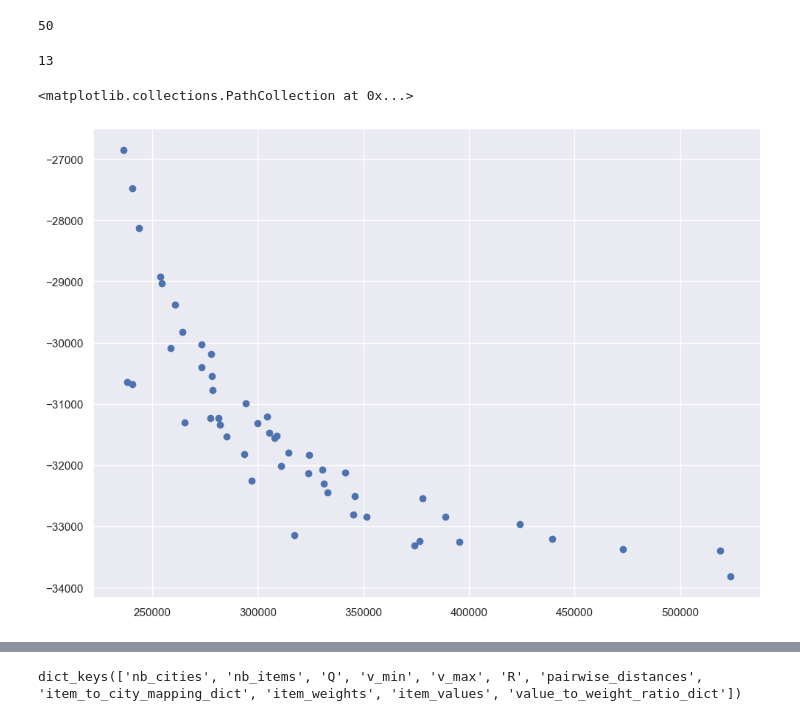
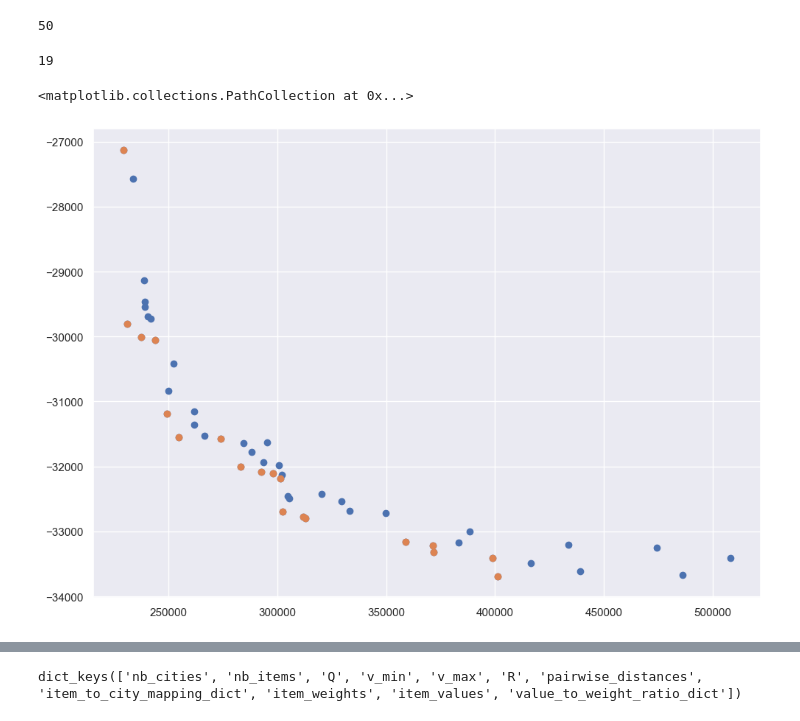
Before and after one commit to Coreopsis-cyber/Travelling-Thief-Problem, a Jupyter notebook: code/solution_representation_and_fitness.ipynb, the cells around one changed output, grey strips where cells are left out. Cells and saved outputs as stored; diff of their text form; code cells hidden in the pictures.

```diff
--- a/code/solution_representation_and_fitness.ipynb
+++ b/code/solution_representation_and_fitness.ipynb
@@ -277,12 +277,12 @@ def pack_one(init_pop, nb_items):
 # %%
 def repair_packing_plan(candidate_solution, Q, item_weights):
 
-    packing_plan = np.array(candidate_solution.packing_plan)
+    packing_plan = np.array(candidate_solution.packing_plan.copy())
     selected_items = list(np.nonzero(packing_plan))
     selected_items_weights = item_weights[selected_items]
     while np.sum(selected_items_weights) > Q:
         candidate_solution.packing_plan[random.sample(list(selected_items[0]), k = 1)[0]] = 0
-        packing_plan = np.array(candidate_solution.packing_plan)
+        packing_plan = np.array(candidate_solution.packing_plan.copy())
         selected_items = list(np.nonzero(packing_plan))
         selected_items_weights = item_weights[selected_items]
 # %%
@@ -749,8 +748,10 @@ def derive_tour_from_packing_plan(candidate_solution, item_to_city_mapping_dict,
     sorted_weight_at_city_i_dict = dict(sorted(weight_at_city_i_dict.items(), key=lambda x:x[1], reverse = False))
     return list(sorted_weight_at_city_i_dict)
 # %%
-def tour_mutation(child1, child2, mutation_type):
+def tour_mutation(c1, c2, mutation_type):
     # perform an inversion mutation
+    child1 = c1.copy()
+    child2 = c2.copy()
     if mutation_type == "inversion":
       # select two random positions, the cities between both positions will be inverted
       pos1, pos2 = random.sample(range(len(child1.tour)), 2)
@@ -786,14 +791,16 @@ tour_mutation(ex, ex.copy(), "single_swap")
 # %%
-def packing_plan_mutation(child1, child2, mutation_percentage):
+def packing_plan_mutation(c1, c2, mutation_percentage):
+    child1 = c1.copy()
+    child2 = c2.copy()
     nb_items = len(child1.packing_plan)
     vector = np.zeros(nb_items, dtype=int)
     vector[:(int(nb_items*mutation_percentage))] = 1
 
     np.random.shuffle(vector)
-    child1.packing_plan = np.where(vector == 1, 1 - np.array(child1.packing_plan), np.array(child1.packing_plan))
+    child1.packing_plan = list(np.where(vector == 1, 1 - np.array(child1.packing_plan), np.array(child1.packing_plan)))
 
     np.random.shuffle(vector)
-    child2.packing_plan = np.where(vector == 1, 1 - np.array(child2.packing_plan), np.array(child2.packing_plan))
+    child2.packing_plan = list(np.where(vector == 1, 1 - np.array(child2.packing_plan), np.array(child2.packing_plan)))
 
     return child1, child2
 # %%
@@ -913,5 +920,5 @@ plt.scatter([sol.tour_cost for sol in get_pareto_front(population)], [-1 * sol.p
 # %%
-for i in range(50):
+for i in range(100):
     print(i)
     children = []
     for _ in range(50):
@@ -972,9 +966,10 @@ len(population)
 # %%
 len(p)
 # %% [output]
-13
+19
 # %%
 plt.scatter([sol.tour_cost for sol in population], [-1 * sol.packing_plan_cost for sol in population])
+plt.scatter([sol.tour_cost for sol in p], [-1 * sol.packing_plan_cost for sol in p])
 # %% [output]
 <matplotlib.collections.PathCollection at 0x...>
-[figure, old version]
+[figure, new version]
```
Also changed, not shown: parts of 21 cells of this notebook, 2 other files.
